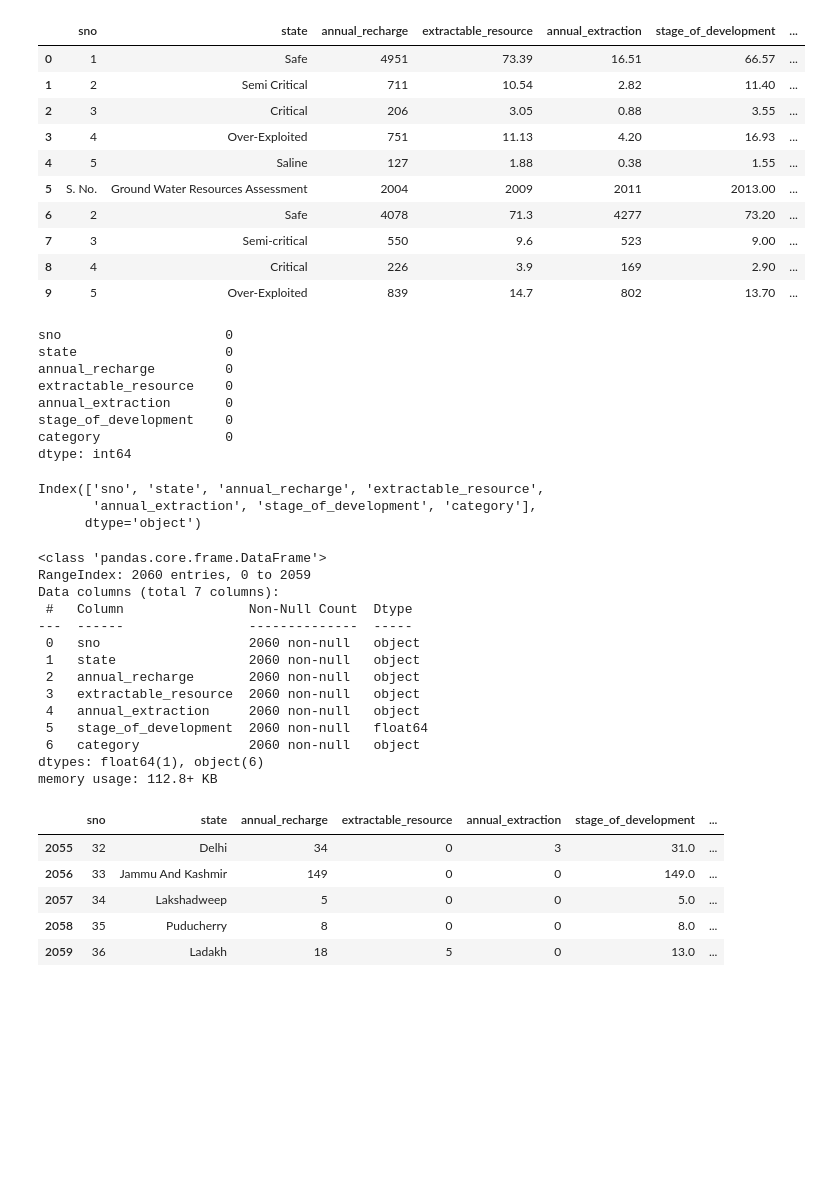
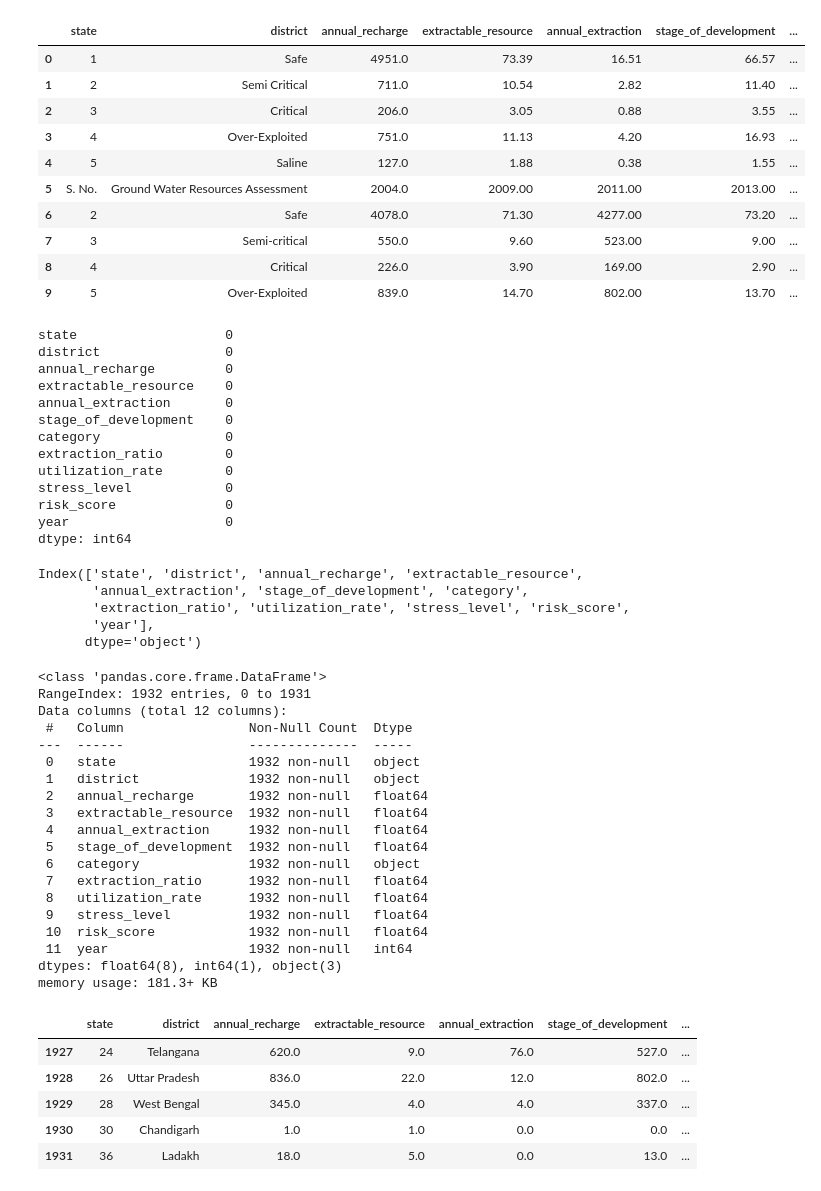
Before and after one commit to Sameerverma32/Water-Well-Predictor, a Jupyter notebook: analysis/analysis.ipynb, the cells around one changed output. Saved outputs shown, nothing was run; the diff lists cells and outputs as text; code cells hidden in the pictures; blank space fills up the shorter version.

```diff
--- a/analysis/analysis.ipynb
+++ b/analysis/analysis.ipynb
@@ -5,63 +5,75 @@ import matplotlib.pyplot as plt
 import numpy as np
 import plotly.express as px
 # %%
-df = pd.read_csv('groundwater_dataset.csv')
+df = pd.read_csv('groundwater_ml_dataset.csv')
 df.head(10)
 # %% [output]
-|  | sno | state | annual_recharge | extractable_resource | annual_extraction | stage_of_development | ... |
-| 0 | 1 | Safe | 4951 | 73.39 | 16.51 | 66.57 | ... |
-| 1 | 2 | Semi Critical | 711 | 10.54 | 2.82 | 11.40 | ... |
-| 2 | 3 | Critical | 206 | 3.05 | 0.88 | 3.55 | ... |
-| 3 | 4 | Over-Exploited | 751 | 11.13 | 4.20 | 16.93 | ... |
-| 4 | 5 | Saline | 127 | 1.88 | 0.38 | 1.55 | ... |
-| 5 | S. No. | Ground Water Resources Assessment | 2004 | 2009 | 2011 | 2013.00 | ... |
-| 6 | 2 | Safe | 4078 | 71.3 | 4277 | 73.20 | ... |
-| 7 | 3 | Semi-critical | 550 | 9.6 | 523 | 9.00 | ... |
-| 8 | 4 | Critical | 226 | 3.9 | 169 | 2.90 | ... |
-| 9 | 5 | Over-Exploited | 839 | 14.7 | 802 | 13.70 | ... |
+|  | state | district | annual_recharge | extractable_resource | annual_extraction | stage_of_development | ... |
+| 0 | 1 | Safe | 4951.0 | 73.39 | 16.51 | 66.57 | ... |
+| 1 | 2 | Semi Critical | 711.0 | 10.54 | 2.82 | 11.40 | ... |
+| 2 | 3 | Critical | 206.0 | 3.05 | 0.88 | 3.55 | ... |
+| 3 | 4 | Over-Exploited | 751.0 | 11.13 | 4.20 | 16.93 | ... |
+| 4 | 5 | Saline | 127.0 | 1.88 | 0.38 | 1.55 | ... |
+| 5 | S. No. | Ground Water Resources Assessment | 2004.0 | 2009.00 | 2011.00 | 2013.00 | ... |
+| 6 | 2 | Safe | 4078.0 | 71.30 | 4277.00 | 73.20 | ... |
+| 7 | 3 | Semi-critical | 550.0 | 9.60 | 523.00 | 9.00 | ... |
+| 8 | 4 | Critical | 226.0 | 3.90 | 169.00 | 2.90 | ... |
+| 9 | 5 | Over-Exploited | 839.0 | 14.70 | 802.00 | 13.70 | ... |
 # %%
 df.isnull().sum()
 # %% [output]
-sno                     0
 state                   0
+district                0
 annual_recharge         0
 extractable_resource    0
 annual_extraction       0
 stage_of_development    0
 category                0
+extraction_ratio        0
+utilization_rate        0
+stress_level            0
+risk_score              0
+year                    0
 dtype: int64
 # %%
 df.columns
 # %% [output]
-Index(['sno', 'state', 'annual_recharge', 'extractable_resource',
-       'annual_extraction', 'stage_of_development', 'category'],
+Index(['state', 'district', 'annual_recharge', 'extractable_resource',
+       'annual_extraction', 'stage_of_development', 'category',
+       'extraction_ratio', 'utilization_rate', 'stress_level', 'risk_score',
+       'year'],
       dtype='object')
 # %%
 df.info()
 # %% [output]
 <class 'pandas.core.frame.DataFrame'>
-RangeIndex: 2060 entries, 0 to 2059
-Data columns (total 7 columns):
+RangeIndex: 1932 entries, 0 to 1931
+Data columns (total 12 columns):
  #   Column                Non-Null Count  Dtype
 ---  ------                --------------  -----
- 0   sno                   2060 non-null   object
- 1   state                 2060 non-null   object
- 2   annual_recharge       2060 non-null   object
- 3   extractable_resource  2060 non-null   object
- 4   annual_extraction     2060 non-null   object
- 5   stage_of_development  2060 non-null   float64
- 6   category              2060 non-null   object
-dtypes: float64(1), object(6)
-memory usage: 112.8+ KB
+ 0   state                 1932 non-null   object
+ 1   district              1932 non-null   object
+ 2   annual_recharge       1932 non-null   float64
+ 3   extractable_resource  1932 non-null   float64
+ 4   annual_extraction     1932 non-null   float64
+ 5   stage_of_development  1932 non-null   float64
+ 6   category              1932 non-null   object
+ 7   extraction_ratio      1932 non-null   float64
+ 8   utilization_rate      1932 non-null   float64
+ 9   stress_level          1932 non-null   float64
+ 10  risk_score            1932 non-null   float64
+ 11  year                  1932 non-null   int64
+dtypes: float64(8), int64(1), object(3)
+memory usage: 181.3+ KB
 # %%
 df.tail()
 # %% [output]
-|  | sno | state | annual_recharge | extractable_resource | annual_extraction | stage_of_development | ... |
-| 2055 | 32 | Delhi | 34 | 0 | 3 | 31.0 | ... |
-| 2056 | 33 | Jammu And Kashmir | 149 | 0 | 0 | 149.0 | ... |
-| 2057 | 34 | Lakshadweep | 5 | 0 | 0 | 5.0 | ... |
-| 2058 | 35 | Puducherry | 8 | 0 | 0 | 8.0 | ... |
-| 2059 | 36 | Ladakh | 18 | 5 | 0 | 13.0 | ... |
+|  | state | district | annual_recharge | extractable_resource | annual_extraction | stage_of_development | ... |
+| 1927 | 24 | Telangana | 620.0 | 9.0 | 76.0 | 527.0 | ... |
+| 1928 | 26 | Uttar Pradesh | 836.0 | 22.0 | 12.0 | 802.0 | ... |
+| 1929 | 28 | West Bengal | 345.0 | 4.0 | 4.0 | 337.0 | ... |
+| 1930 | 30 | Chandigarh | 1.0 | 1.0 | 0.0 | 0.0 | ... |
+| 1931 | 36 | Ladakh | 18.0 | 5.0 | 0.0 | 13.0 | ... |
 # %%
 df.describe()
 # %% [output]
```
Also changed, not shown: parts of 9 cells of this notebook, 2 other files.
